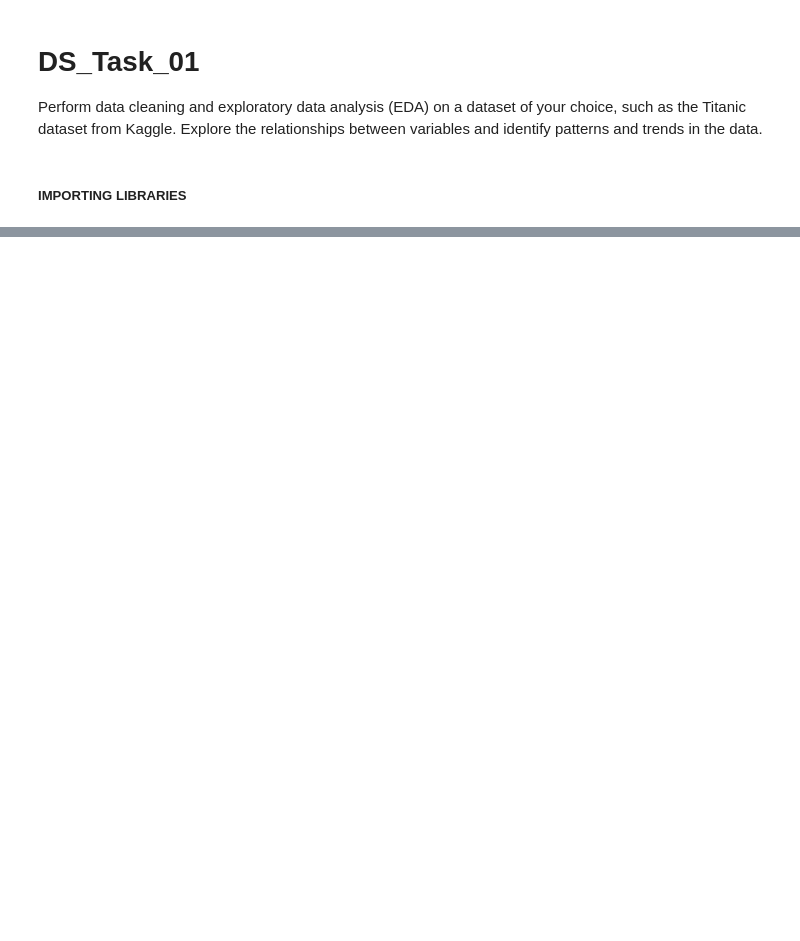
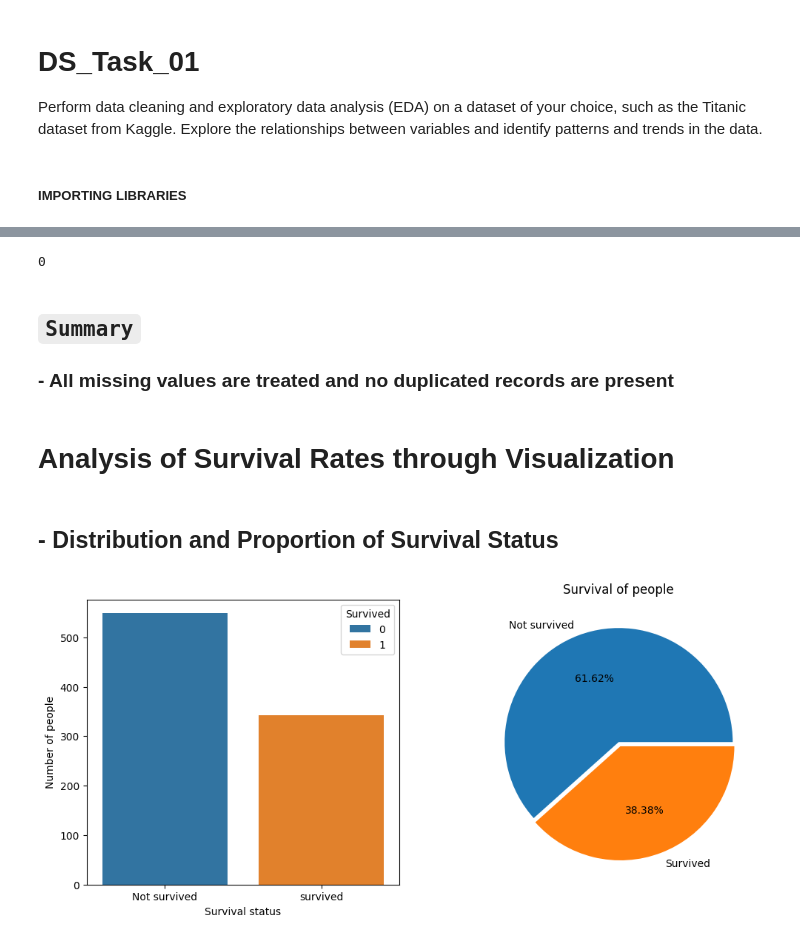
Before and after one commit to KhanS0hail/DS_TASK_02, a Jupyter notebook: Task_02.ipynb, the cells around one changed output, grey strips where cells are left out. Cells and saved outputs as stored; diff of their text form; code cells hidden in the pictures; blank space fills up the shorter version.

```diff
--- a/Task_02.ipynb
+++ b/Task_02.ipynb
@@ -36,0 +90,6 @@ df.tail()
+# %%
+df.drop(columns="Cabin",axis=1,inplace=True)
+# %%
+df['Age'].fillna(df['Age'].mean(),inplace=True)
+# %%
+df['Embarked'].fillna(df['Embarked'].mode()[0],inplace=True)
@@ -36,0 +111,25 @@ df.tail()
+# %%
+df.duplicated().sum()
+# %% [output]
+0
+# %% [markdown]
+## `Summary`
+### - All missing values are treated and no duplicated records are present
+# %% [markdown]
+# Analysis of Survival Rates through Visualization
+# %% [markdown]
+## - Distribution and Proportion of Survival Status
+# %%
+plt.figure(figsize=(12, 5))
+plt.subplot(1, 2, 1)
+sns.countplot(x='Survived',hue="Survived",data=df)
+plt.xlabel("Survival status")
+plt.ylabel("Number of people")
+plt.xticks(ticks=[0,1],labels=['Not survived','survived'])
+
+plt.subplot(1, 2, 2)
+plt.pie(df['Survived'].value_counts(),explode=[0,0.04],autopct="%1.2f%%",labels=['Not survived','Survived'])
+plt.title("Survival of people")
+plt.show()
+# %% [output]
+[figure, added]
```
Also changed, not shown: parts of 38 cells of this notebook, 1 other file.
